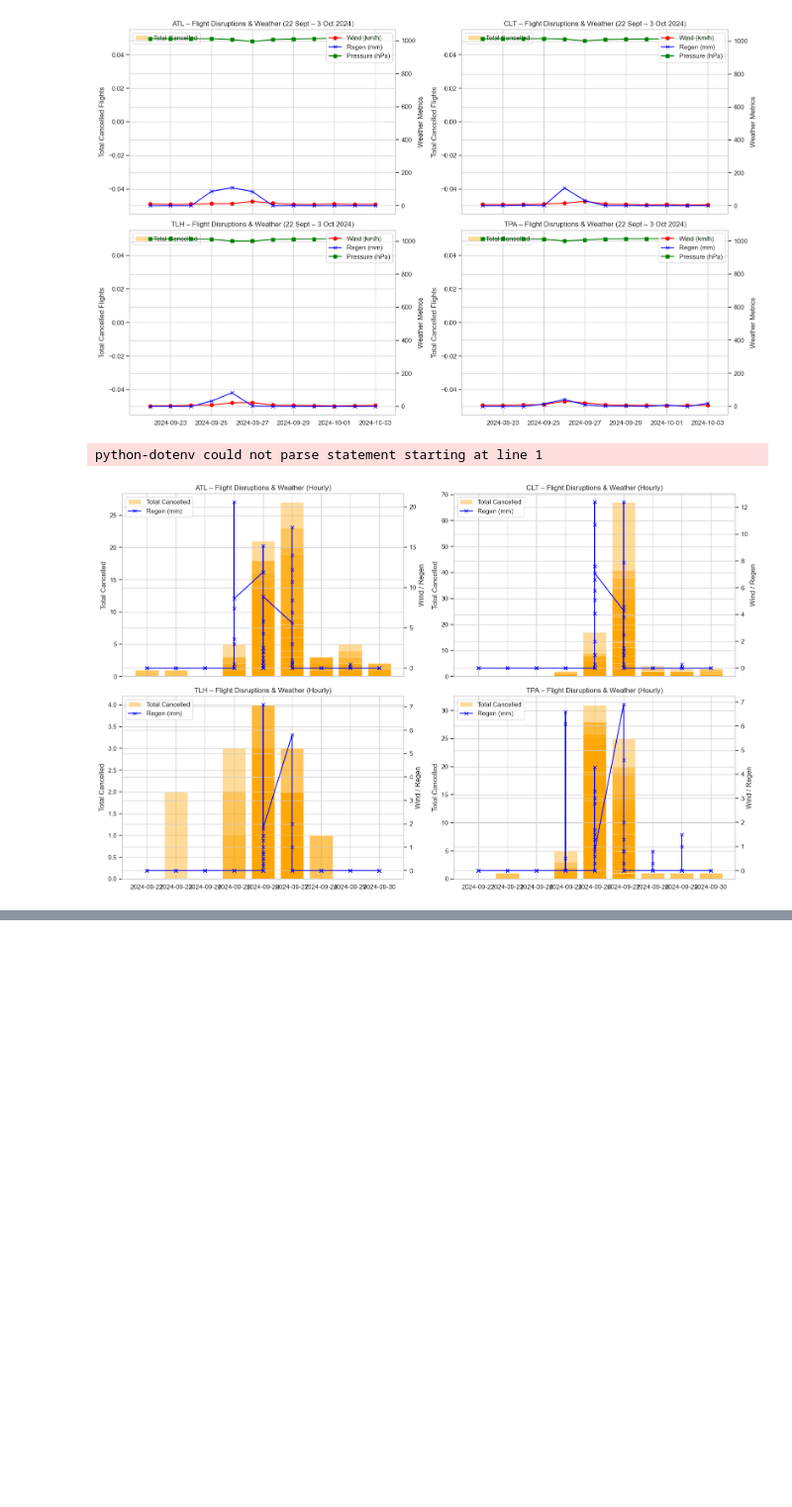
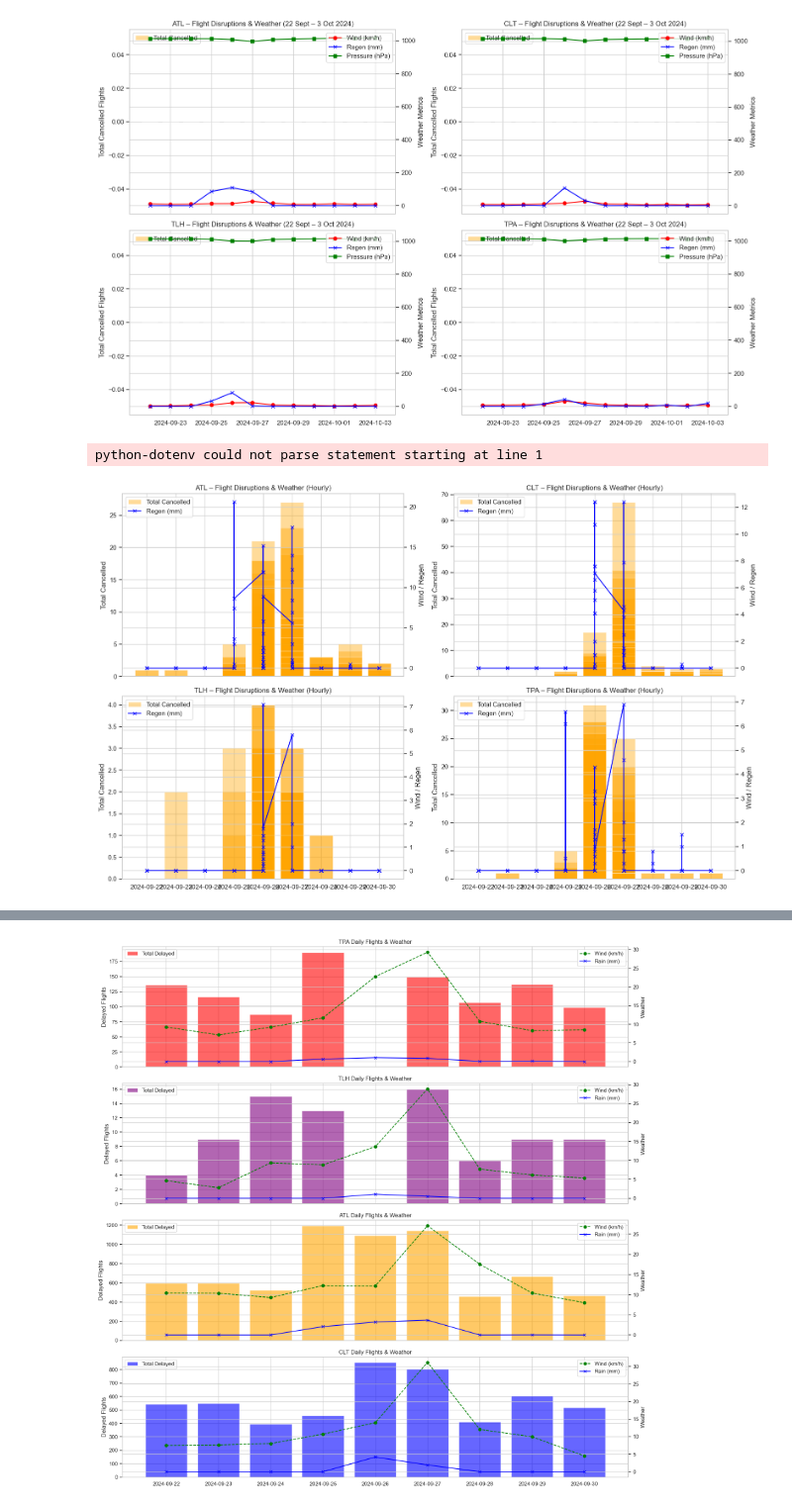
Before and after one commit to mail341/da-08122025-analytics-engineering-project, a Jupyter notebook: Nicole_test/plotting_tables.ipynb, the cells around one changed output, grey strips where cells are left out. Shown at 99% size. Saved outputs shown, nothing was run; the diff lists cells and outputs as text; code cells hidden in the pictures; blank space fills up the shorter version.

```diff
--- a/Nicole_test/plotting_tables.ipynb
+++ b/Nicole_test/plotting_tables.ipynb
@@ -534,0 +517,87 @@ KeyError: 'POSTGRES_USER'
+# %%
+import pandas as pd
+import numpy as np
+import matplotlib.pyplot as plt
+import seaborn as sns
+from sqlalchemy import create_engine
+from urllib.parse import quote_plus
+from dotenv import dotenv_values
+import os
+
+# ---- Load .env ----
+config = dotenv_values()
+pg_user = config['POSTGRES_USER']
+pg_host = config['POSTGRES_HOST']
+pg_port = config['POSTGRES_PORT']
+pg_db = config['POSTGRES_DB']
+pg_schema = config['POSTGRES_SCHEMA']
+pg_pass = quote_plus(config['POSTGRES_PASS'])
+
+# ---- Create Engine ----
+url = f'postgresql://{pg_user}:{pg_pass}@{pg_host}:{pg_port}/{pg_db}'
+engine = create_engine(url, echo=False)
+
+# ---- Airports & Date Range ----
+airports = ['TPA','TLH','ATL','CLT']
+start_date = '2024-09-22'
+end_date = '2024-10-03'
+
+# ---- Load data ----
+query = f"""
+SELECT *
+FROM {pg_schema}.mart_hourly_flights_weather
+WHERE airport IN ('{"','".join(airports)}')
+  AND flight_date BETWEEN '{start_date}' AND '{end_date}'
+ORDER BY airport, flight_date
+"""
+df = pd.read_sql(query, engine)
+
+# ---- Ensure datetime ----
+if not np.issubdtype(df['dep_scheduled'].dtype, np.datetime64):
+    df['dep_scheduled'] = pd.to_datetime(df['dep_scheduled'], errors='coerce')
+
+# ---- Daily Aggregation ----
+daily_summary = df.groupby(['airport', 'flight_date']).agg({
+    'dep_delayed_flight':'sum',
+    'arr_delayed_flight':'sum',
+    'precipitation_mm':'mean',
+    'wind_speed_kmh':'mean'
+}).reset_index()
+
+daily_summary['total_delayed'] = daily_summary['dep_delayed_flight'] + daily_summary['arr_delayed_flight']
+
+# ---- Plot: Subplots pro Airport ----
+sns.set(style="whitegrid")
+fig, axes = plt.subplots(len(airports), 1, figsize=(16, 4*len(airports)), sharex=True)
+
+colors = {'TPA':'red','TLH':'purple','ATL':'orange','CLT':'blue'}
+
+for i, airport in enumerate(airports):
+    ax = axes[i]
+    sub = daily_summary[daily_summary['airport'] == airport]
+
+    # Bar: total delayed
+    ax.bar(sub['flight_date'], sub['total_delayed'], color=colors[airport], alpha=0.6, label="Total Delayed")
+
+    # Secondary axis for weather
+    ax2 = ax.twinx()
+    ax2.plot(sub['flight_date'], sub['wind_speed_kmh'], color='green', marker='o', linestyle='--', label='Wind (km/h)')
+    ax2.plot(sub['flight_date'], sub['precipitation_mm'], color='blue', marker='x', linestyle='-', label='Rain (mm)')
+
+    ax.set_ylabel("Delayed Flights")
+    ax2.set_ylabel("Weather")
+    ax.set_title(f"{airport} Daily Flights & Weather")
+
+    # Legends
+    ax.legend(loc='upper left')
+    ax2.legend(loc='upper right')
+
+plt.xlabel("Date")
+plt.xticks(rotation=45)
+plt.tight_layout()
+
+# ---- Save Figure ----
+os.makedirs("Nicole_test", exist_ok=True)
+plt.savefig("Nicole_test/delayed_daily_flights_weather_22-09_to_03-10.png", dpi=300)
+plt.show()
+# %% [output]
@@ -534,0 +605 @@ KeyError: 'POSTGRES_USER'
+[figure, added]
```
Also changed, not shown: parts of 5 cells of this notebook, 6 other files.
